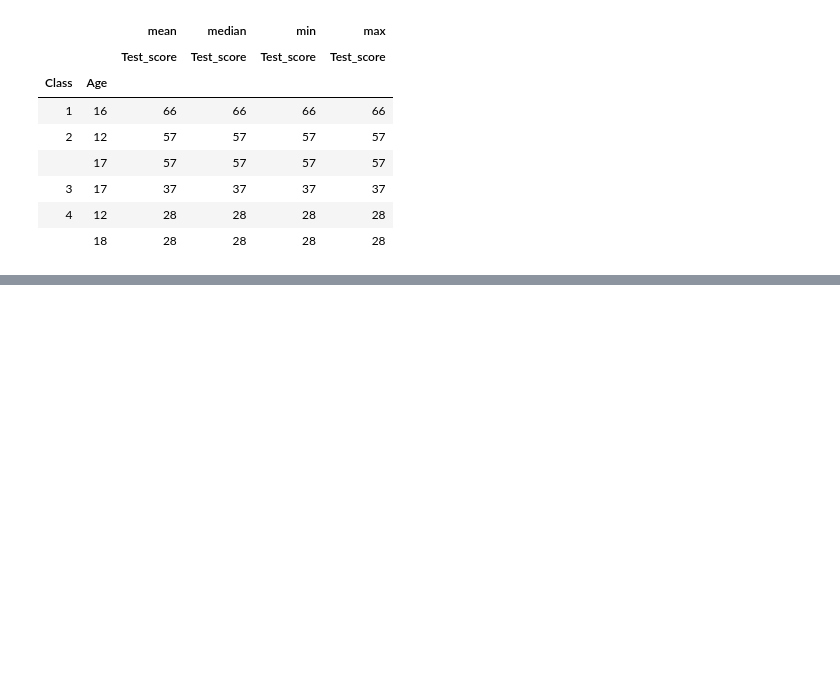
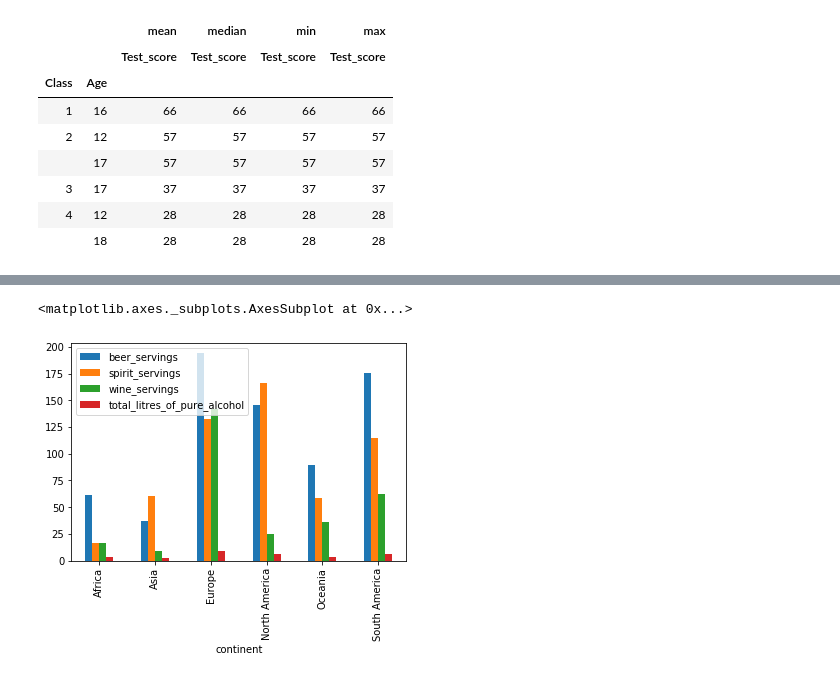
Before and after one commit to snakeyes95/Python-Notebooks, a Jupyter notebook: Pandas_Fundamentals.ipynb, the cells around one changed output, grey strips where cells are left out. Drawn from its saved outputs; the diff is of its cells as text; code cells hidden in the pictures; blank space fills up the shorter version.

```diff
--- a/Pandas_Fundamentals.ipynb
+++ b/Pandas_Fundamentals.ipynb
@@ -1456,0 +1664,4 @@ pd.pivot_table(data=df_3,index=['Class','Age'],values='Test_score',aggfunc=[np.m
+# %%
+# read a dataset of alcohol consumption into a DataFrame
+df = pd.read_csv('http://bit.ly/drinksbycountry')
+df.head()
@@ -1456,0 +1675,6 @@ pd.pivot_table(data=df_3,index=['Class','Age'],values='Test_score',aggfunc=[np.m
+# %%
+%matplotlib inline
+df.groupby('continent').mean().plot(kind='bar')
+# %% [output]
+<matplotlib.axes._subplots.AxesSubplot at 0x...>
+[figure, added]
```
Also changed, not shown: parts of 40 cells of this notebook.
